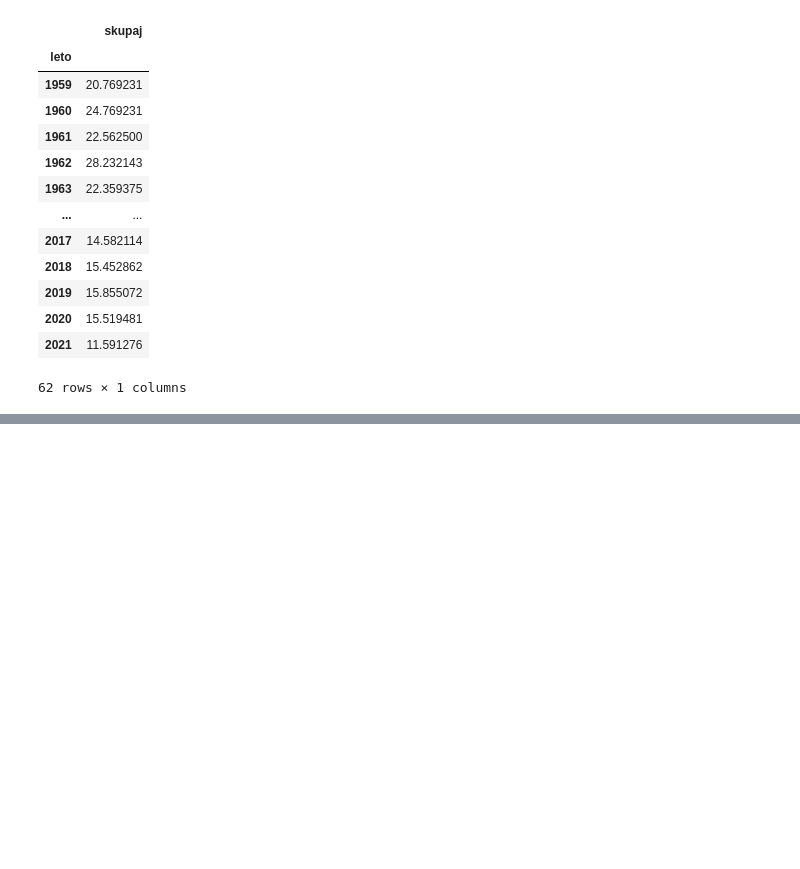
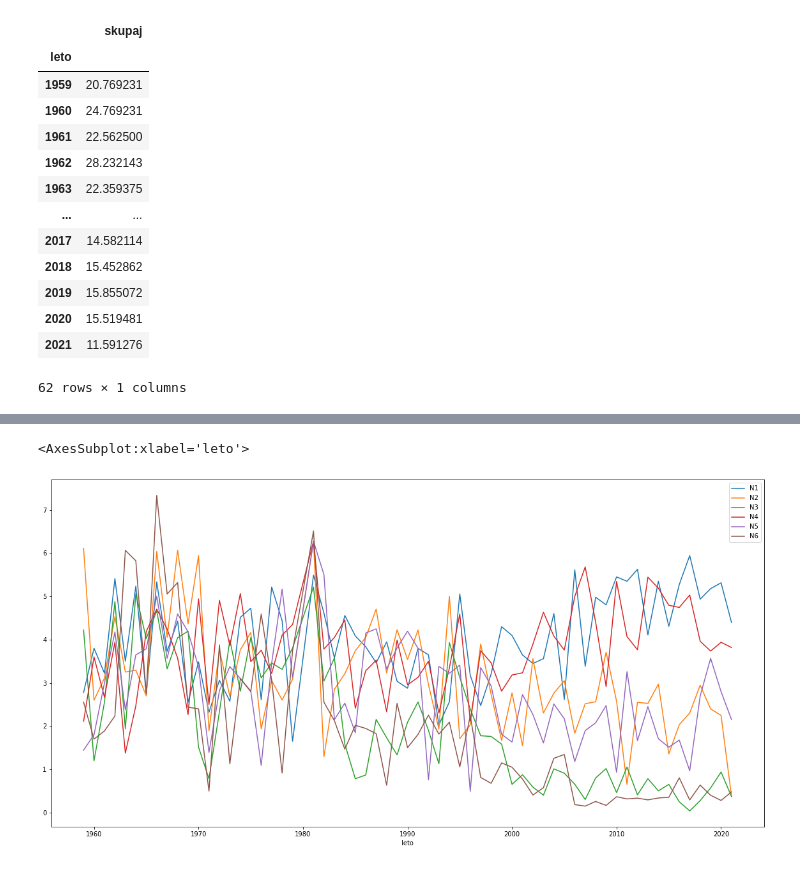
Before and after one commit to UrosKosmac123/Tekmovalci-matematicne-olimpijade, a Jupyter notebook: Analiza.ipynb, the cells around one changed output, grey strips where cells are left out. Cells and saved outputs as stored; diff of their text form; code cells hidden in the pictures; blank space fills up the shorter version.

```diff
--- a/Analiza.ipynb
+++ b/Analiza.ipynb
@@ -48,0 +74,3 @@ povprecno_stevilo_pik_za_doloceno_leto.plot()
+# %%
+povprecno_stevilo_pik_za_doloceno_leto_posamezne_naloge = (podatki.groupby("leto")["N1","N2", "N3", "N4", "N5", "N6"].mean())
+povprecno_stevilo_pik_za_doloceno_leto_posamezne_naloge
@@ -48,0 +92,5 @@ povprecno_stevilo_pik_za_doloceno_leto.plot()
+# %%
+povprecno_stevilo_pik_za_doloceno_leto_posamezne_naloge.plot(figsize = (20,10))
+# %% [output]
+<AxesSubplot:xlabel='leto'>
+[figure, added]
```
Also changed, not shown: parts of 18 cells of this notebook, 2 other files.
